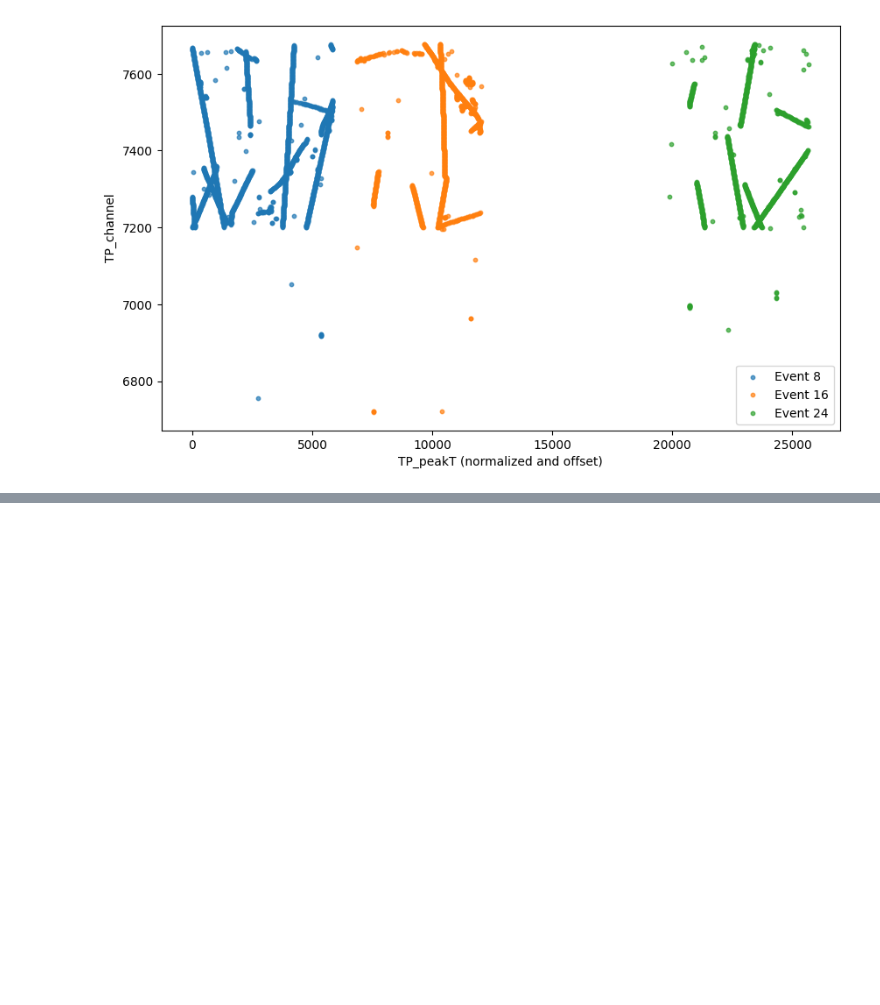
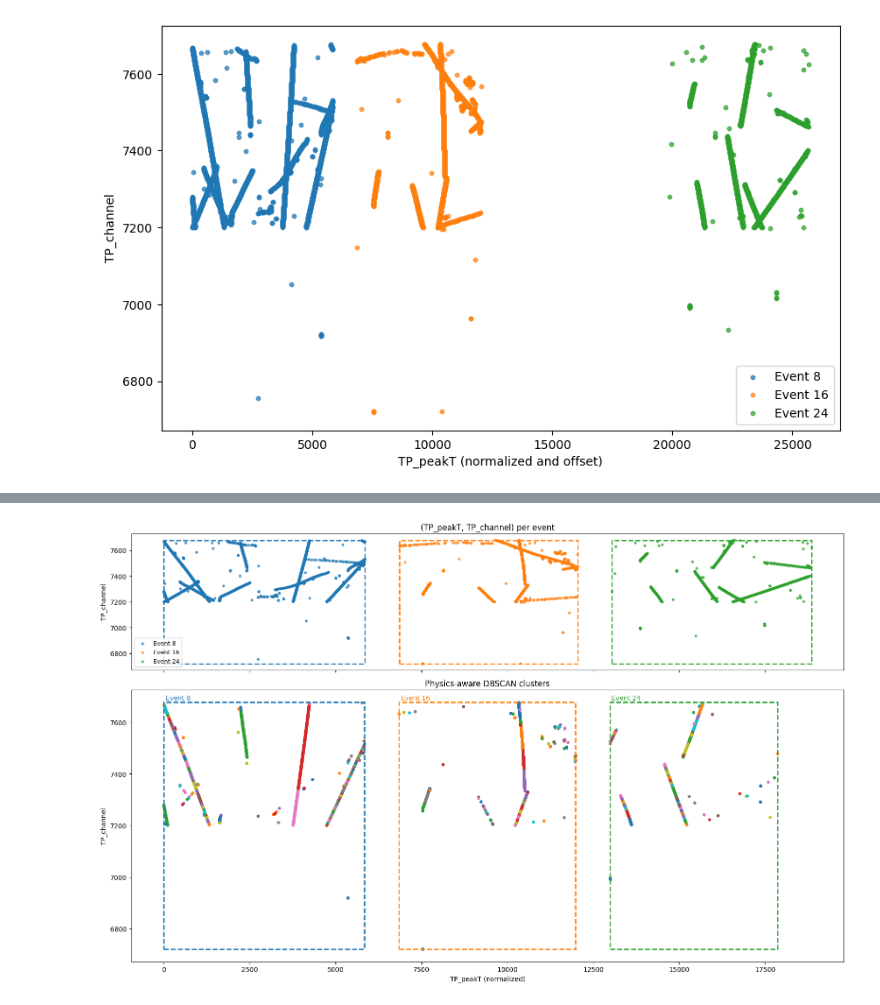
Before and after one commit to JuliaFavaro/SS25_TP_ProtoDUNE, a Jupyter notebook: src/test_DAQ clustering.ipynb, the cells around one changed output, grey strips where cells are left out. Drawn from its saved outputs; the diff is of its cells as text; code cells hidden in the pictures; blank space fills up the shorter version.

```diff
--- a/src/test_DAQ clustering.ipynb
+++ b/src/test_DAQ clustering.ipynb
@@ -409,0 +417,52 @@ Found 1391 clusters.
+# %%
+
+from matplotlib.patches import Rectangle
+
+# --- Prepare for plotting ---
+events = np.unique(clustered_df['evùent'])
+colors = plt.cm.tab10.colors
+ymin = clustered_df['TP_channel'].min()
+ymax = clustered_df['TP_channel'].max()
+
+fig, axs = plt.subplots(2, 1, figsize=(16, 10), sharex=True, gridspec_kw={'height_ratios': [1,2]})
+
+# --- SUBPLOT 1: Only raw points, no clustering ---
+offset = 0
+for i, ev in enumerate(events):
+    sel = filtered_APA2[filtered_APA2['event'] == ev].copy()
+    sel['TP_peakT'] = sel['TP_peakT'] - sel['TP_peakT'].min() + offset
+    tmin = sel['TP_peakT'].min()
+    tmax = sel['TP_peakT'].max()
+    axs[0].scatter(sel['TP_peakT'], sel['TP_channel'], s=10, alpha=0.7, color=colors[i % 10], label=f'Event {ev}')
+    rect = Rectangle((tmin, ymin), tmax-tmin, ymax-ymin, linewidth=2, edgecolor=colors[i % 10], facecolor='none', linestyle='--')
+    axs[0].add_patch(rect)
+    offset += tmax - tmin + 1000
+axs[0].set_ylabel('TP_channel')
+axs[0].set_title('(TP_peakT, TP_channel) per event')
+axs[0].legend(fontsize=9)
+
+# --- SUBPLOT 2: Physics-aware DBSCAN clusters and event boxes ---
+offset = 0
+for i, ev in enumerate(events):
+    sel = clustered_df[clustered_df['event'] == ev].copy()
+    if sel.empty:
+        offset += 1000  # Still increment for events with no clusters
+        continue
+    sel['TP_peakT'] = sel['TP_peakT'] - sel['TP_peakT'].min() + offset
+    tmin = sel['TP_peakT'].min()
+    tmax = sel['TP_peakT'].max()
+    for j, cid in enumerate(sorted(sel['cluster_id'].unique())):
+        cluster = sel[sel['cluster_id'] == cid]
+        axs[1].scatter(cluster['TP_peakT'], cluster['TP_channel'], s=12, alpha=0.8, color=colors[j % 10])
+    rect = Rectangle((tmin, ymin), tmax-tmin, ymax-ymin, linewidth=2, edgecolor=colors[i % 10], facecolor='none', linestyle='--')
+    axs[1].add_patch(rect)
+    axs[1].text(tmin + (tmax-tmin)*0.01, ymax+30, f'Event {ev}', fontsize=10, color=colors[i % 10], va='top')
+    offset += tmax - tmin + 1000
+
+axs[1].set_xlabel('TP_peakT (normalized)')
+axs[1].set_ylabel('TP_channel')
+axs[1].set_title('Physics-aware DBSCAN clusters')
+plt.tight_layout()
+plt.show()
+# %% [output]
+[figure, added]
```
Also changed, not shown: parts of 4 cells of this notebook, 2 other files.
